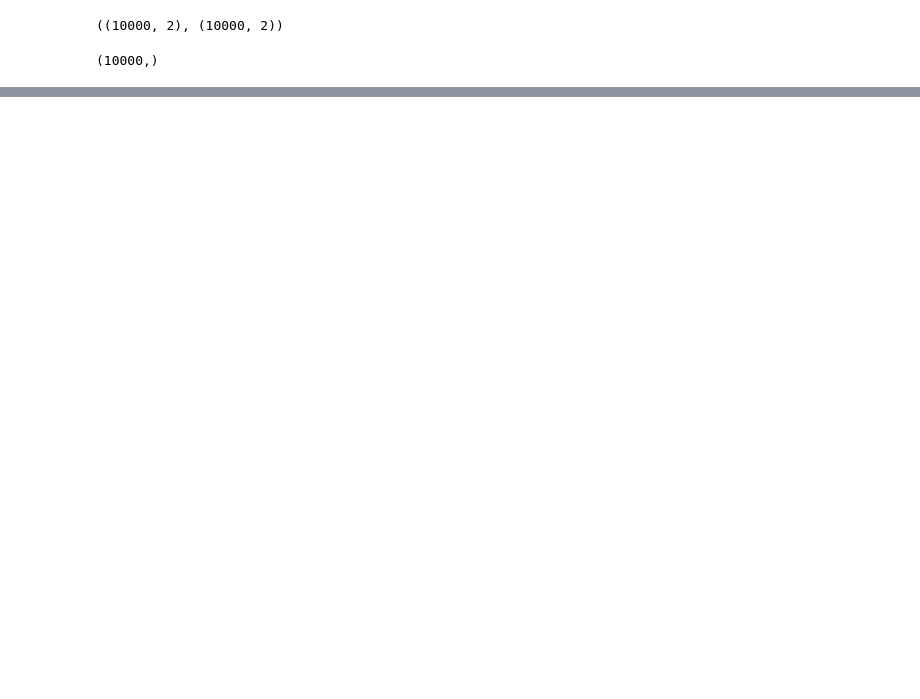
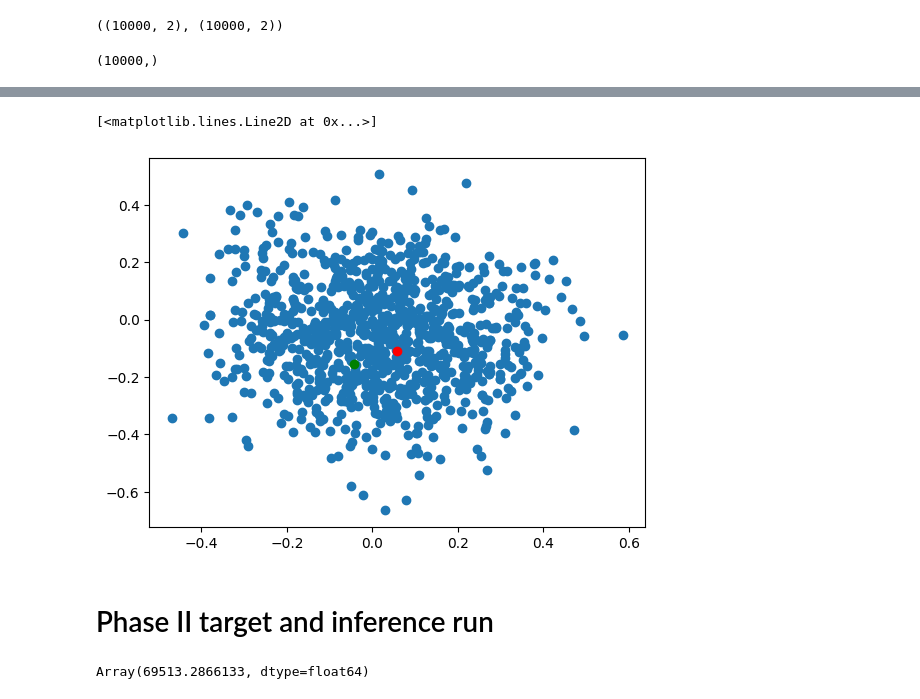
Before and after one commit to LSSTDESC/BPD, a Jupyter notebook: notebooks/sep3-explore-eta.ipynb, the cells around one changed output, grey strips where cells are left out. Drawn from its saved outputs; the diff is of its cells as text; code cells hidden in the pictures; blank space fills up the shorter version.

```diff
--- a/notebooks/sep3-explore-eta.ipynb
+++ b/notebooks/sep3-explore-eta.ipynb
@@ -246,0 +253,9 @@ plt.plot(etas[0,0], etas[0, 1], 'go')
+# %%
+plt.plot(samples_es[0, :, 0], samples_es[0, :, 1], 'o')
+plt.plot(nes[0, 0], nes[0, 1], 'ro')
+plt.plot(es[0,0], es[0, 1], 'go')
+# %% [output]
+[<matplotlib.lines.Line2D at 0x...>]
+[figure, added]
+# %% [markdown]
+# Phase II target and inference run
@@ -246,0 +324,4 @@ plt.plot(etas[0,0], etas[0, 1], 'go')
+# %%
+target(true_g, data=samples)
+# %% [output]
+Array(69513.2866133, dtype=float64)
```
Also changed, not shown: parts of 21 cells of this notebook, 7 other files.
